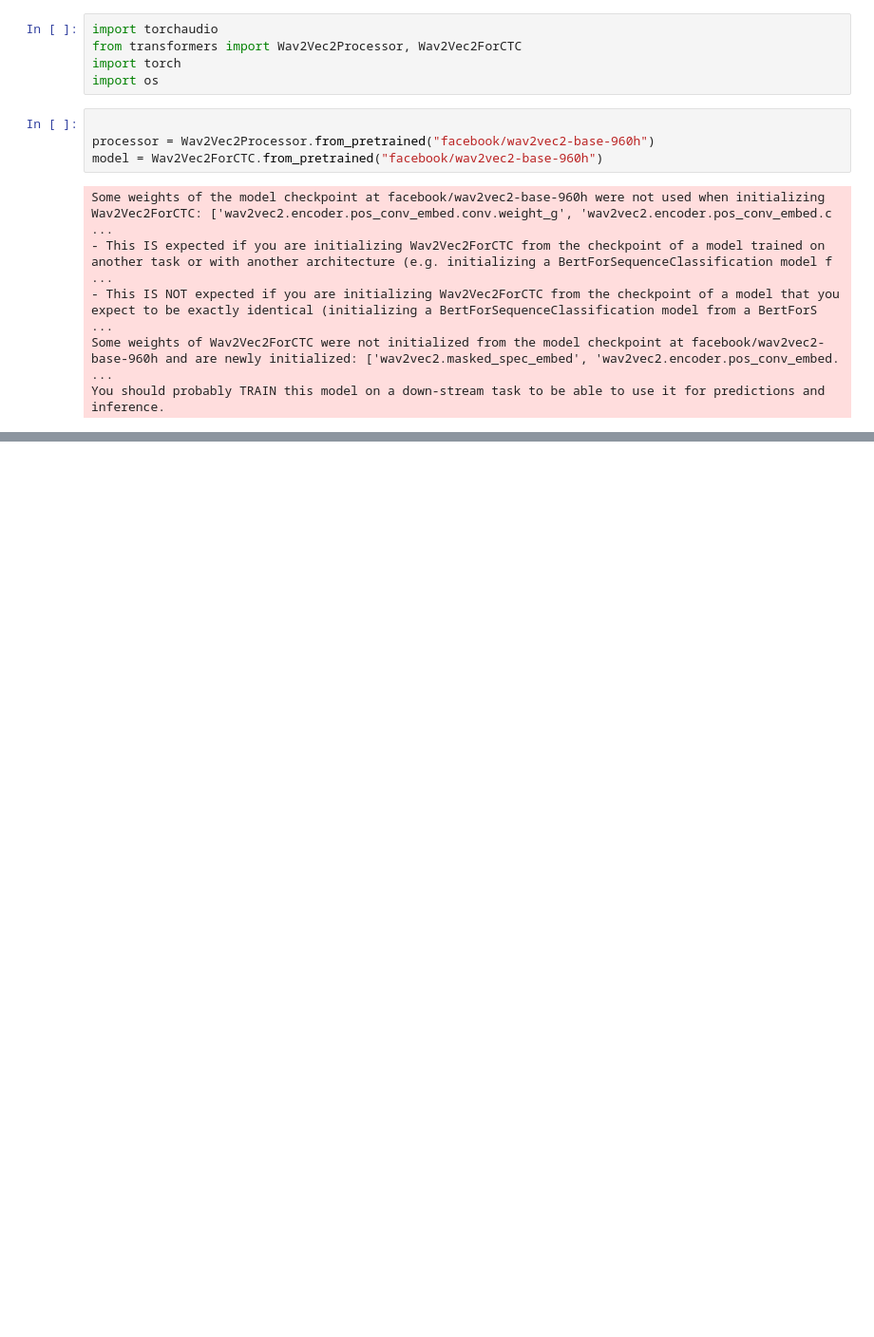
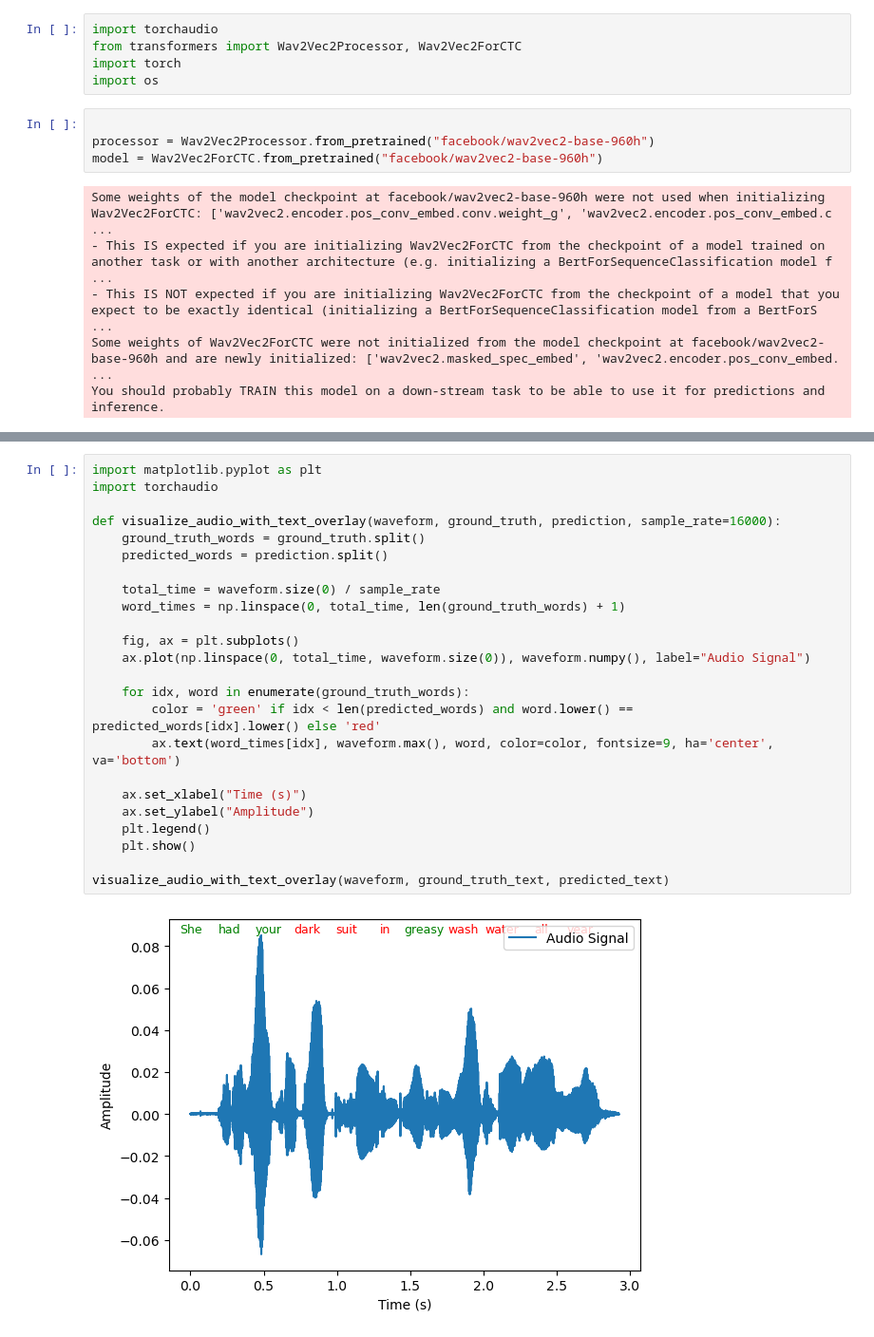
Before and after one commit to Jonam-2004/voice-based-pronunciation-prediction, a Jupyter notebook: Sample.ipynb, the cells around one changed output, grey strips where cells are left out. Shown at 95% size. Drawn from its saved outputs; the diff is of its cells as text; blank space fills up the shorter version.

Commit message:
sample

```diff
--- a/Sample.ipynb
+++ b/Sample.ipynb
@@ -103,3 +92,29 @@ Accuracy: 0.40
 Precision: 1.00
 Recall: 0.40
 F1 Score: 0.57
+# %%
+import matplotlib.pyplot as plt
+import torchaudio
+
+def visualize_audio_with_text_overlay(waveform, ground_truth, prediction, sample_rate=16000):
+    ground_truth_words = ground_truth.split()
+    predicted_words = prediction.split()
+
+    total_time = waveform.size(0) / sample_rate
+    word_times = np.linspace(0, total_time, len(ground_truth_words) + 1)
+
+    fig, ax = plt.subplots()
+    ax.plot(np.linspace(0, total_time, waveform.size(0)), waveform.numpy(), label="Audio Signal")
+
+    for idx, word in enumerate(ground_truth_words):
+        color = 'green' if idx < len(predicted_words) and word.lower() == predicted_words[idx].lower() else 'red'
+        ax.text(word_times[idx], waveform.max(), word, color=color, fontsize=9, ha='center', va='bottom')
+
+    ax.set_xlabel("Time (s)")
+    ax.set_ylabel("Amplitude")
+    plt.legend()
+    plt.show()
+
+visualize_audio_with_text_overlay(waveform, ground_truth_text, predicted_text)
+# %% [output]
+[figure, added]
```
Also changed, not shown: parts of 6 cells of this notebook, 1 other file.
